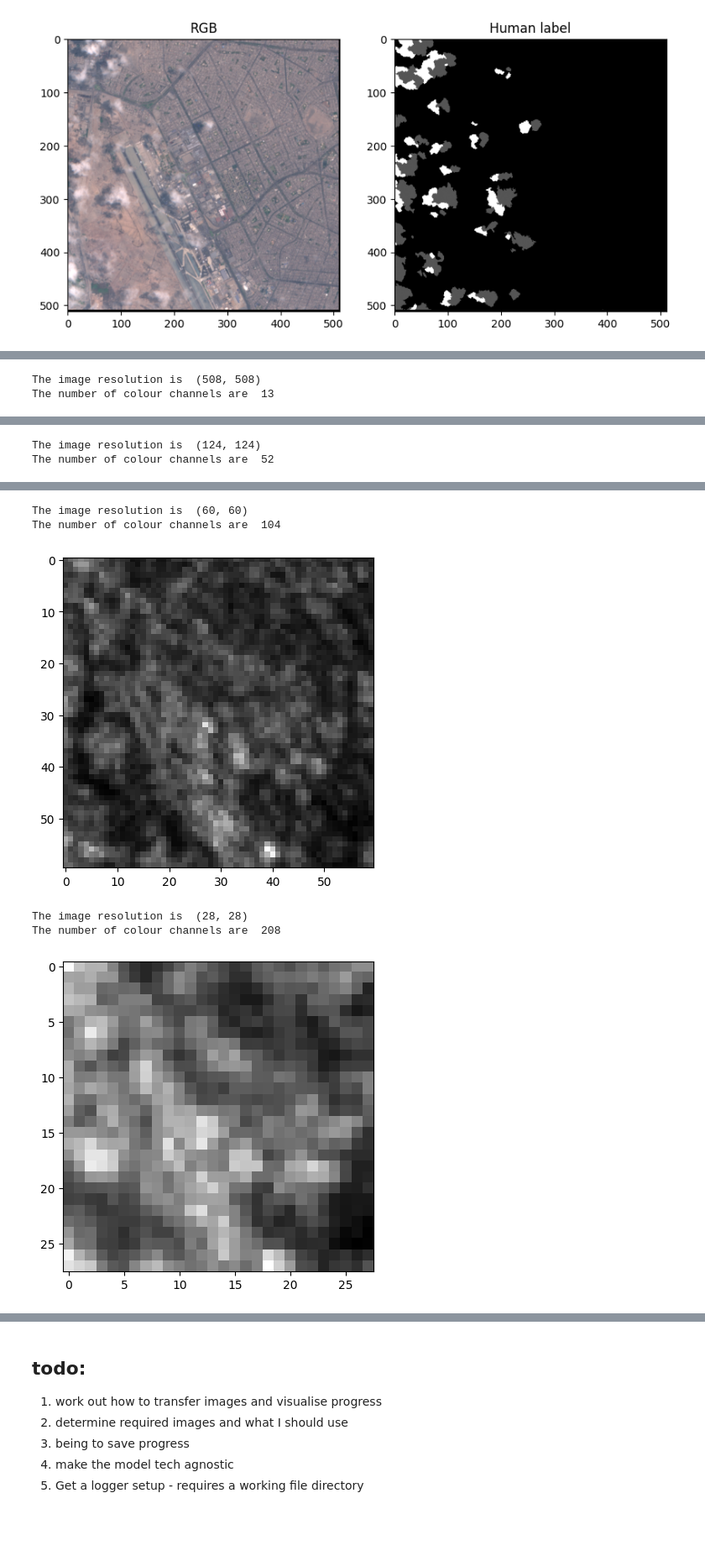
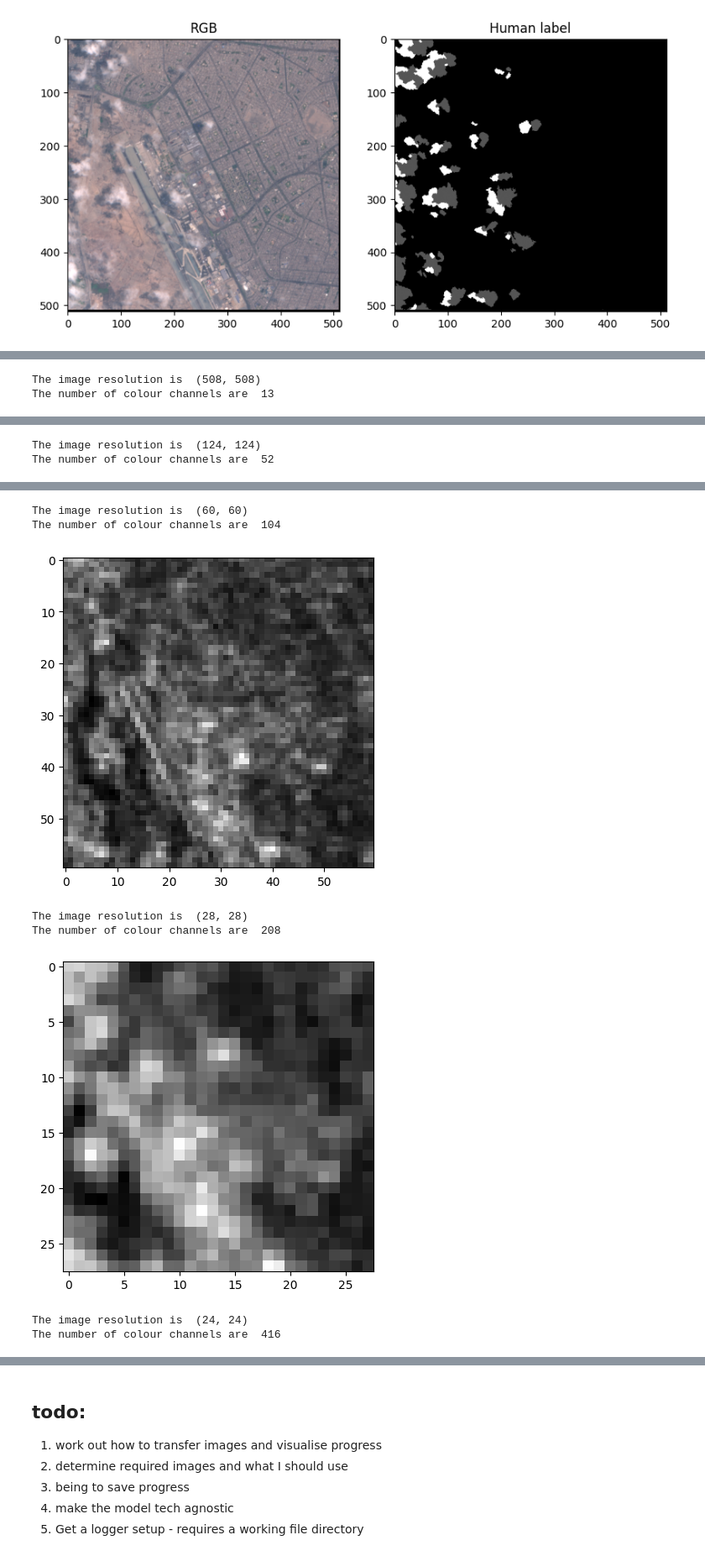
Before and after one commit to Kobajojn/FYRP_U-Net_Architecture, a Jupyter notebook: U_net_Architecture.ipynb, the cells around one changed output, grey strips where cells are left out. Shown at 84% size. Saved outputs shown, nothing was run; the diff lists cells and outputs as text; code cells hidden in the pictures; blank space fills up the shorter version.

Commit message:
AB::(decoder_layer): worked on identifying strange channel behaviour. Small fixes. NF

```diff
--- a/U_net_Architecture.ipynb
+++ b/U_net_Architecture.ipynb
@@ -85,13 +84,18 @@ class conv_layer(nn.Module):
   return:
     output (tensor float32) - The output image after transformations.
   """
-  def __init__ (self, channels_in): # Parameters go here!
+  def __init__ (self, channels_in, up_sample = True): # Parameters go here!
     super().__init__()
+
+    if up_sample:
+      out_channels = channels_in * 2
+    else:
+      out_channels = int(channels_in / 2)
 
     # Convolution 1 - a sliding window function
     self.conv1 = nn.Conv2d(
         in_channels = channels_in,
-        out_channels = channels_in * 2,
+        out_channels = out_channels,
         kernel_size = 3,
         stride = 1,
         # padding = 1,                    # padded with zeros to ensure dimensions are always even
@@ -101,8 +105,8 @@ class conv_layer(nn.Module):
     )
     # Convolution 2 - a sliding window function
     self.conv2 = nn.Conv2d(
-        in_channels = channels_in * 2,
-        out_channels = channels_in * 2,
+        in_channels = out_channels,
+        out_channels = out_channels,
         kernel_size = 3,
         stride = 1,
         dtype = torch.float32
@@ -190,6 +194,7 @@ tensor_info(s2_l1c_data_tensor, "s2_l1c_data_tensor - initial image")
 
 # Processing the encoder layers
 encoder_layer_1 = encoder_layer().to(device)
+bottleneck_layer = conv_layer(channels_in = 208).to(device)
 
 # Apply image to forward layer
 A_pooled, A_concat = encoder_layer_1(s2_l1c_data_tensor, channels_in = 13)
@@ -197,10 +202,13 @@ B_pooled, B_concat = encoder_layer_1(A_pooled, channels_in = 26)
 C_pooled, C_concat = encoder_layer_1(B_pooled, channels_in = 52)
 D_pooled, D_concat = encoder_layer_1(C_pooled, channels_in = 104)
 
+E_bottleneck = bottleneck_layer(D_pooled)
+
 tensor_info(A_pooled, "encoder_layer_1 - A_pooled")
 tensor_info(B_pooled, "encoder_layer_2 - B_pooled")
 tensor_info(C_pooled, "encoder_layer_3 - C_pooled")
 tensor_info(D_pooled, "encoder_layer_4 - D_pooled") # size [208, 28, 28] - final layer
+tensor_info(E_bottleneck, "[BOTTLENECK] encoder_layer_4/5")
 # %% [output]
 Tensor:                  s2_l1c_data_tensor - initial image
 Output Datatype:         torch.float32
@@ -254,6 +262,7 @@ mash_colour_channel(s2_l1c_data_tensor)
 mash_colour_channel(B_pooled)
 mash_colour_channel(C_pooled)
 mash_colour_channel(D_pooled)
+mash_colour_channel(E_bottleneck)
 # %% [output]
 The image resolution is  (508, 508)
 The number of colour channels are  13
@@ -264,6 +273,8 @@ The number of colour channels are  52
 The image resolution is  (60, 60)
 The number of colour channels are  104
-[figure, old version]
+[figure, new version]
 The image resolution is  (28, 28)
 The number of colour channels are  208
-[figure, old version]
+[figure, new version]
+The image resolution is  (24, 24)
+The number of colour channels are  416
```
Also changed, not shown: parts of 5 cells of this notebook.
